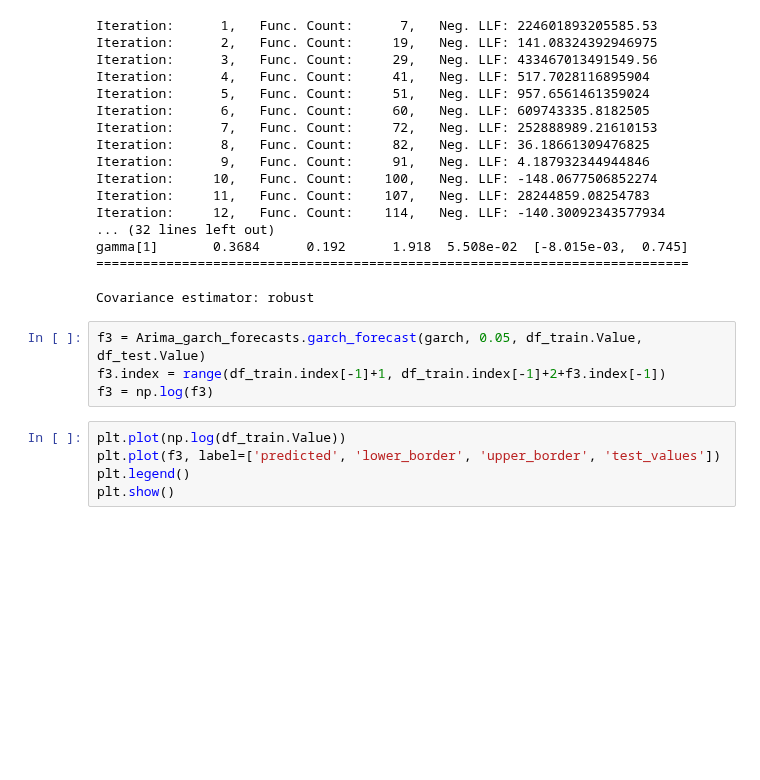
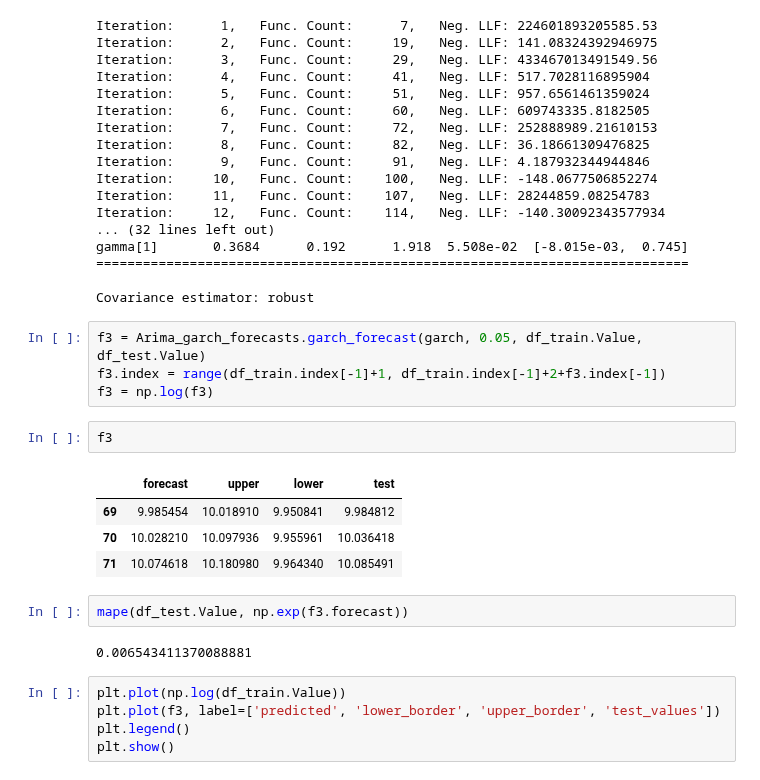
Before and after one commit to MathewShuvarikov/Python_and_R, a Jupyter notebook: Time_series_analysis/US_GDP.ipynb, the cells around one changed output. Cells and saved outputs as stored; diff of their text form; blank space fills up the shorter version.

Commit message:
The US GDP analysis and forecasting using time series analysis

```diff
--- a/Time_series_analysis/US_GDP.ipynb
+++ b/Time_series_analysis/US_GDP.ipynb
@@ -286,6 +301,17 @@ Covariance estimator: robust
 f3 = Arima_garch_forecasts.garch_forecast(garch, 0.05, df_train.Value, df_test.Value)
 f3.index = range(df_train.index[-1]+1, df_train.index[-1]+2+f3.index[-1])
 f3 = np.log(f3)
+# %%
+f3
+# %% [output]
+|  | forecast | upper | lower | test |
+| 69 | 9.985454 | 10.018910 | 9.950841 | 9.984812 |
+| 70 | 10.028210 | 10.097936 | 9.955961 | 10.036418 |
+| 71 | 10.074618 | 10.180980 | 9.964340 | 10.085491 |
+# %%
+mape(df_test.Value, np.exp(f3.forecast))
+# %% [output]
+0.006543411370088881
 # %%
 plt.plot(np.log(df_train.Value))
 plt.plot(f3, label=['predicted', 'lower_border', 'upper_border', 'test_values'])
```
Also changed, not shown: parts of 11 cells of this notebook.
